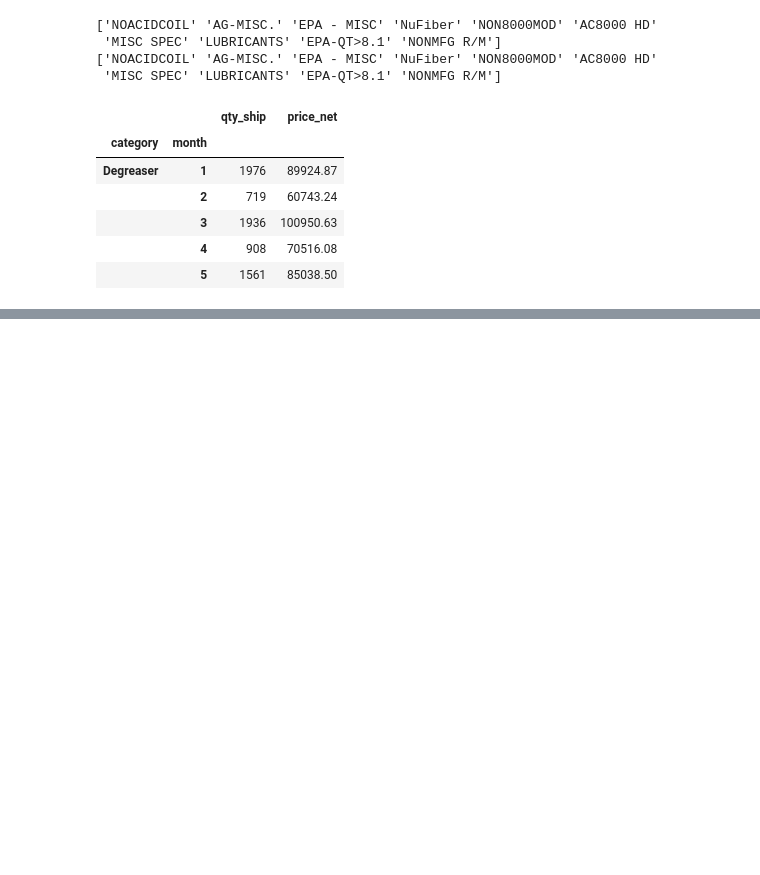
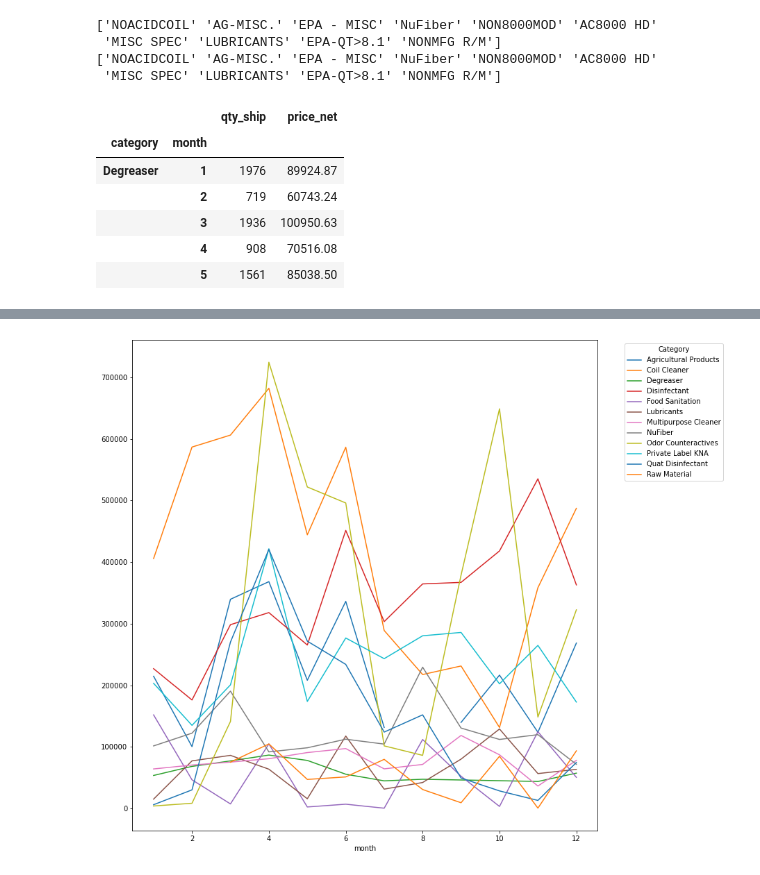
Before and after one commit to aadeba5/Project1, a Jupyter notebook: Nuance_Eric.ipynb, the cells around one changed output, grey strips where cells are left out. Saved outputs shown, nothing was run; the diff lists cells and outputs as text; code cells hidden in the pictures; blank space fills up the shorter version.

```diff
--- a/Nuance_Eric.ipynb
+++ b/Nuance_Eric.ipynb
@@ -295,0 +311,7 @@ ax=twenty_19_monthly.unstack('category')['qty_ship'].plot(kind='line', figsize=(
+# %%
+ax=twenty_20_monthly.unstack('category')['price_net'].plot(kind='line', figsize=(12,13))
+plt.legend(title='Category', bbox_to_anchor=(1.05, 1), loc='upper left')
+plt.savefig('output/2020 Top 10 Category Sales Dollar Amount by month',facecolor='w', bbox_inches='tight')
+plt.show()
+# %% [output]
+[figure, added]
```
Also changed, not shown: parts of 5 cells of this notebook, 4 other files.
